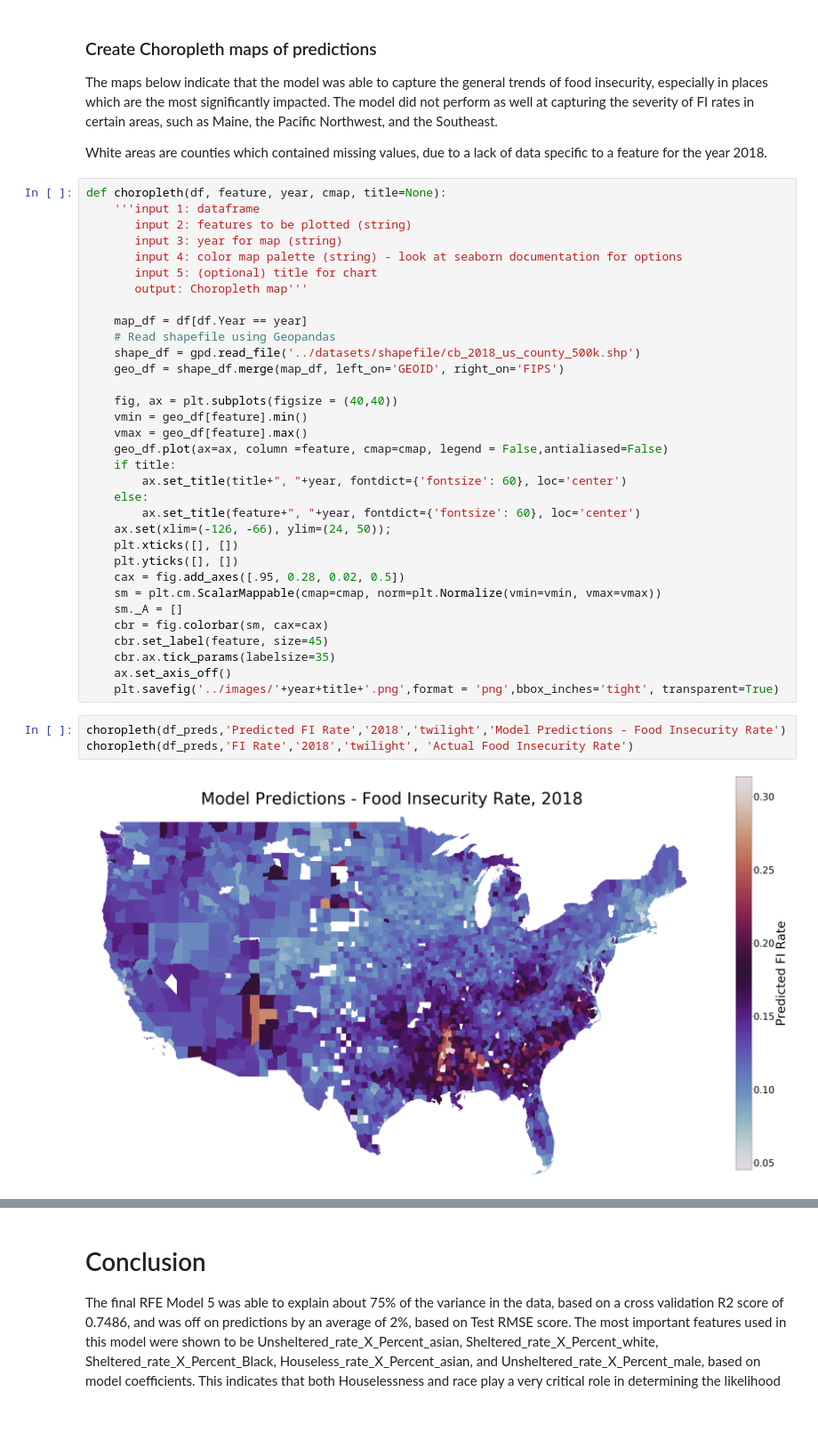
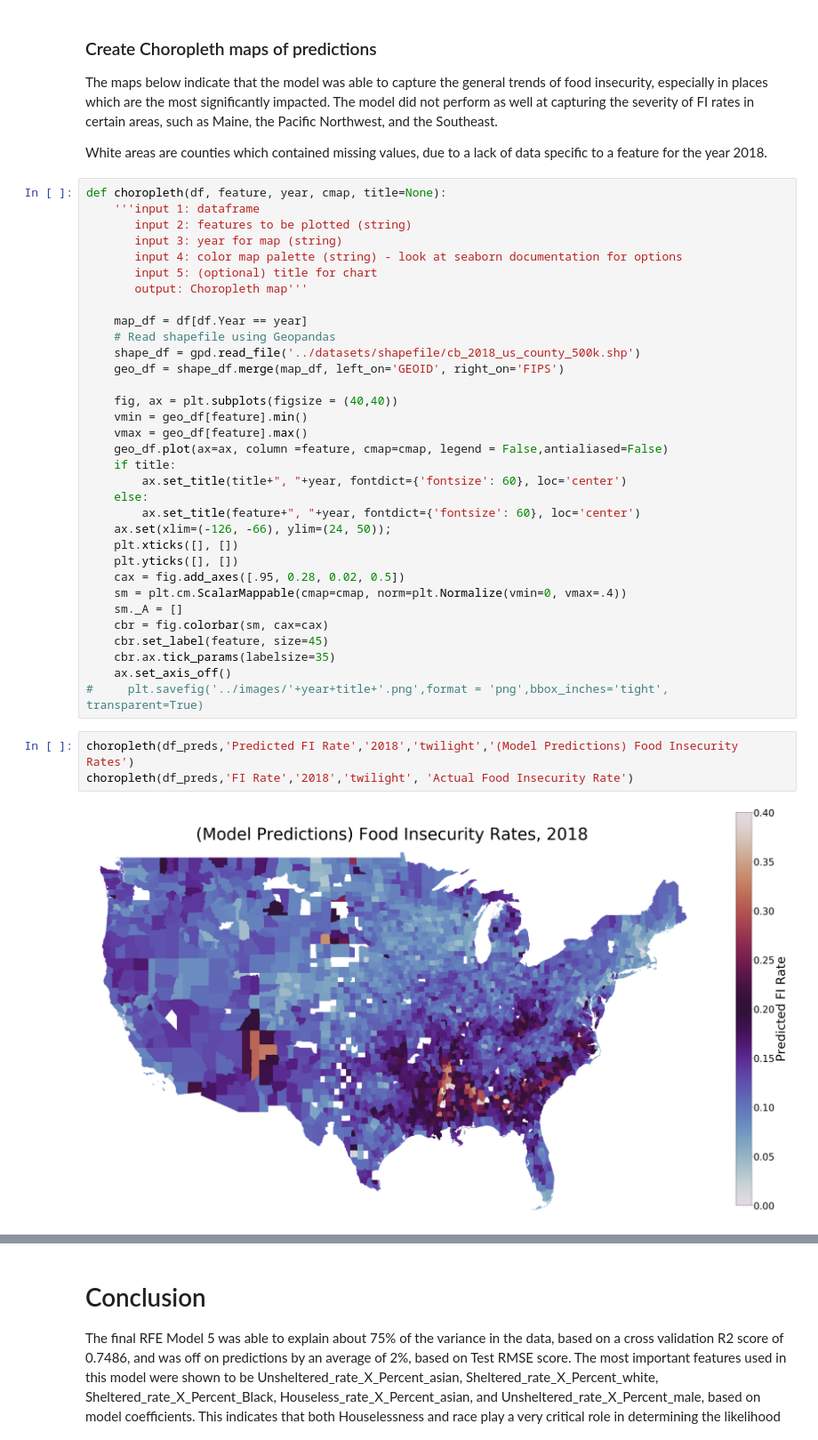
Before and after one commit to khyateed/projecting-food-insecurity, a Jupyter notebook: notebooks/modeling.ipynb, the cells around one changed output, grey strips where cells are left out. Shown at 89% size. Cells and saved outputs as stored; diff of their text form; blank space fills up the shorter version.

Commit message:
fixing scales on charts

```diff
--- a/notebooks/modeling.ipynb
+++ b/notebooks/modeling.ipynb
@@ -489,15 +489,15 @@ def choropleth(df, feature, year, cmap, title=None):
     plt.xticks([], [])
     plt.yticks([], [])
     cax = fig.add_axes([.95, 0.28, 0.02, 0.5])
-    sm = plt.cm.ScalarMappable(cmap=cmap, norm=plt.Normalize(vmin=vmin, vmax=vmax))
+    sm = plt.cm.ScalarMappable(cmap=cmap, norm=plt.Normalize(vmin=0, vmax=.4))
     sm._A = []
     cbr = fig.colorbar(sm, cax=cax)
     cbr.set_label(feature, size=45)
     cbr.ax.tick_params(labelsize=35)
     ax.set_axis_off()
-    plt.savefig('../images/'+year+title+'.png',format = 'png',bbox_inches='tight', transparent=True)
+#     plt.savefig('../images/'+year+title+'.png',format = 'png',bbox_inches='tight', transparent=True)
 # %%
-choropleth(df_preds,'Predicted FI Rate','2018','twilight','Model Predictions - Food Insecurity Rate')
+choropleth(df_preds,'Predicted FI Rate','2018','twilight','(Model Predictions) Food Insecurity Rates')
 choropleth(df_preds,'FI Rate','2018','twilight', 'Actual Food Insecurity Rate')
 # %% [output]
-[figure, old version]
+[figure, new version]
```
Also changed, not shown: parts of 4 cells of this notebook, 40 other files.
